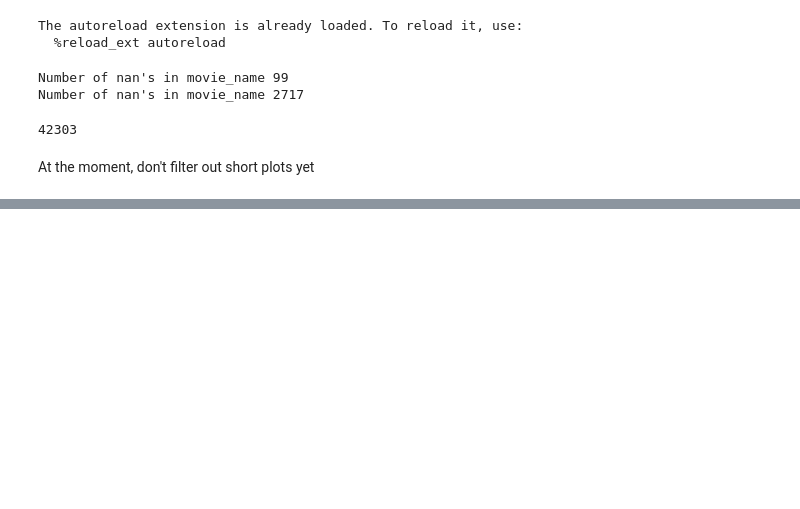
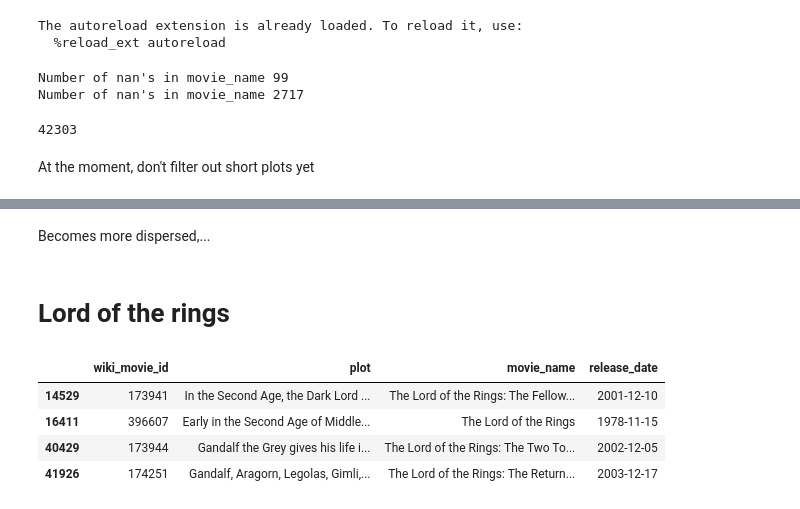
Before and after one commit to epfl-ada/ada-2023-project-msosm, a Jupyter notebook: plot_clustering.ipynb, the cells around one changed output, grey strips where cells are left out. Drawn from its saved outputs; the diff is of its cells as text; code cells hidden in the pictures; blank space fills up the shorter version.

```diff
--- a/plot_clustering.ipynb
+++ b/plot_clustering.ipynb
@@ -143,0 +258,12 @@ model[corpus[1]]
+# %% [markdown]
+Becomes more dispersed,...
+# %% [markdown]
+# Lord of the rings
+# %%
+plot_summaries[plot_summaries['movie_name'].str.contains('Lord of the rings', case=False, na=False)]
+# %% [output]
+|  | wiki_movie_id | plot | movie_name | release_date |
+| 14529 | 173941 | In the Second Age, the Dark Lord ... | The Lord of the Rings: The Fellow... | 2001-12-10 |
+| 16411 | 396607 | Early in the Second Age of Middle... | The Lord of the Rings | 1978-11-15 |
+| 40429 | 173944 | Gandalf the Grey gives his life i... | The Lord of the Rings: The Two To... | 2002-12-05 |
+| 41926 | 174251 | Gandalf, Aragorn, Legolas, Gimli,... | The Lord of the Rings: The Return... | 2003-12-17 |
```
Also changed, not shown: parts of 47 cells of this notebook, 2 other files.
